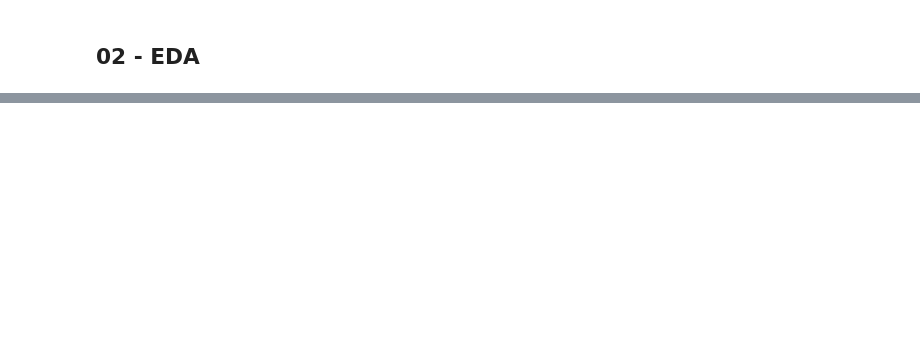
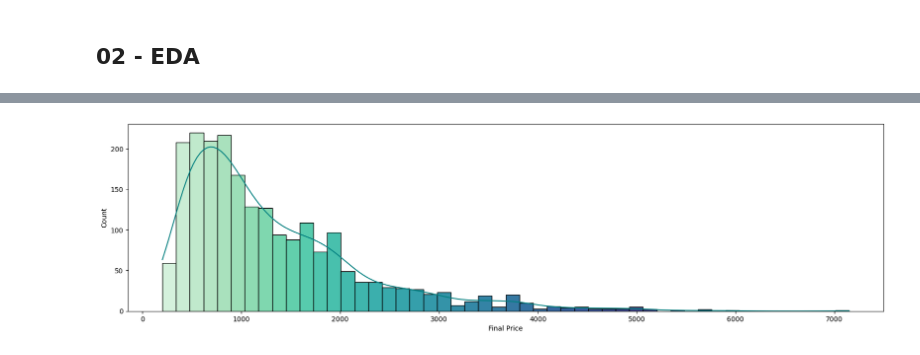
Before and after one commit to ediashta/Laptop-Price-Prediction, a Jupyter notebook: h8dsft_P1M2_Ediashta.ipynb, the cells around one changed output, grey strips where cells are left out. Cells and saved outputs as stored; diff of their text form; code cells hidden in the pictures; blank space fills up the shorter version.

```diff
--- a/h8dsft_P1M2_Ediashta.ipynb
+++ b/h8dsft_P1M2_Ediashta.ipynb
@@ -28,0 +102,14 @@ data.head()
+# %%
+#check price distribution
+plt.figure(figsize=(20,5))
+
+palette = sns.color_palette("mako_r",50)
+
+plot = sns.histplot(data=data, x="Final Price", kde=True, bins=50, color="teal")
+
+for bin_,i in zip(plot.patches,palette):
+    bin_.set_facecolor(i)
+
+plt.show()
+# %% [output]
+[figure, added]
```
Also changed, not shown: parts of 14 cells of this notebook.
